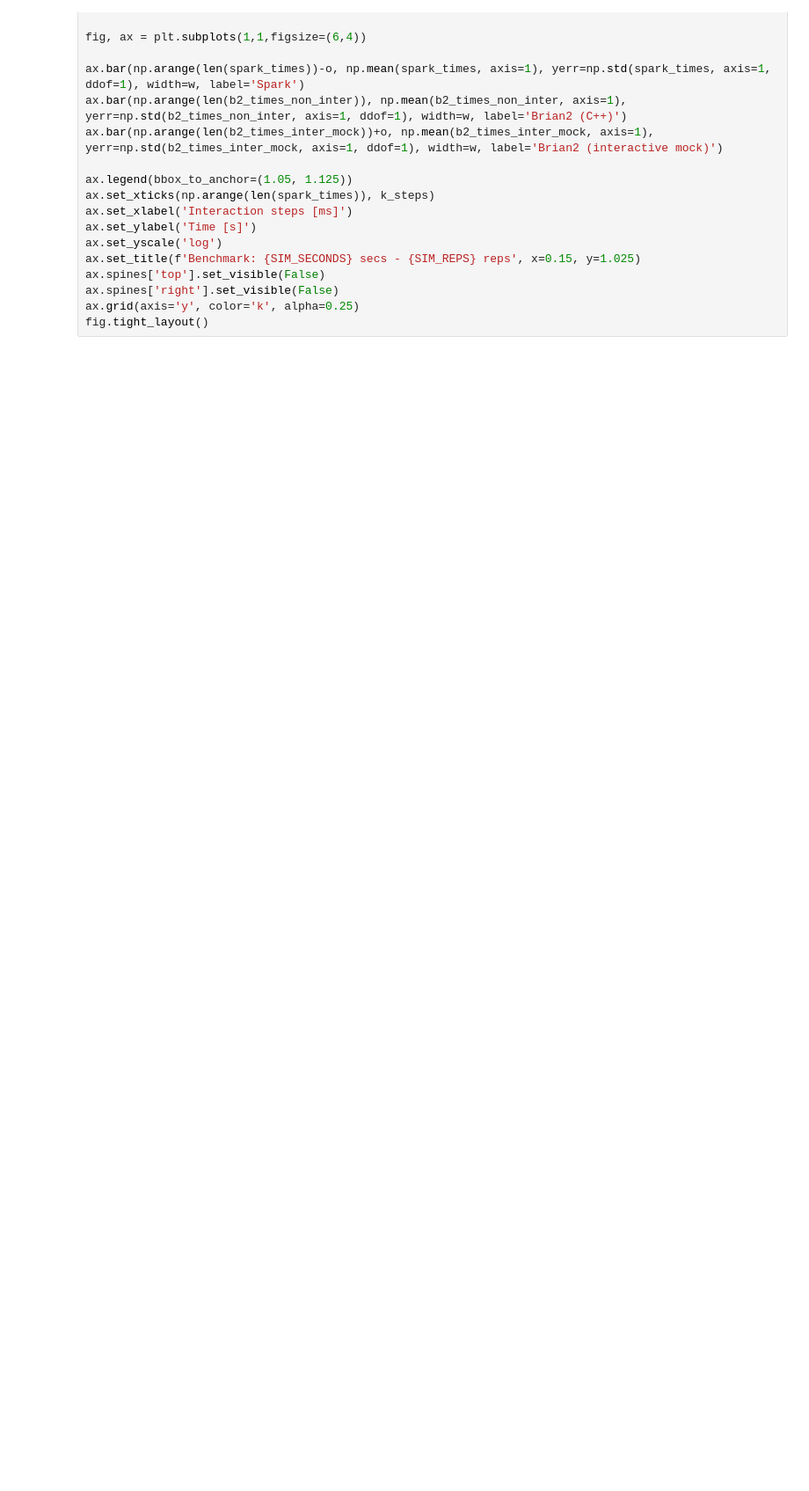
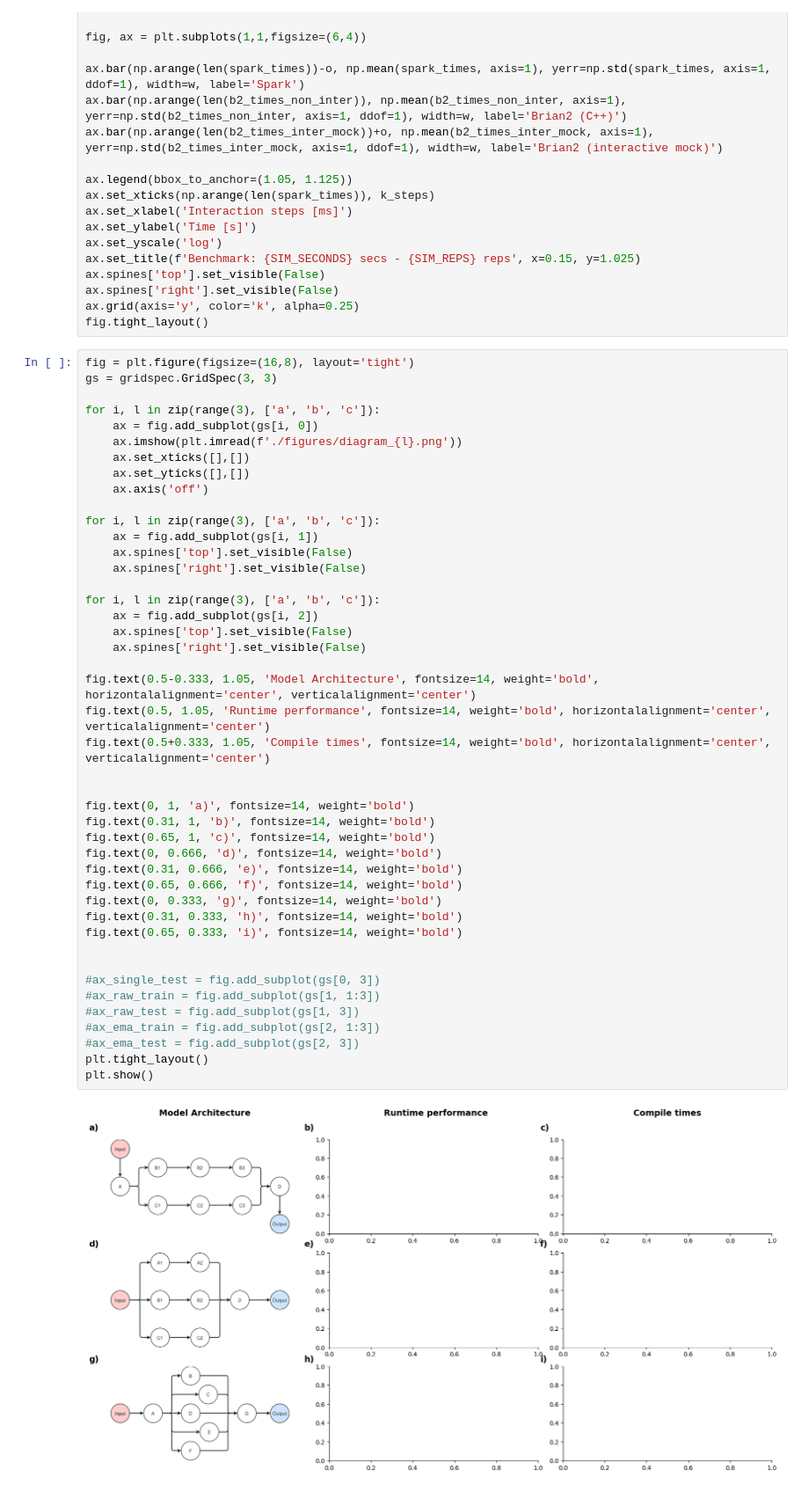
Before and after one commit to Nogarx/Spark, a Jupyter notebook: benchmarks/benchmark_report.ipynb, the cells around one changed output. Shown at 88% size. Drawn from its saved outputs; the diff is of its cells as text; blank space fills up the shorter version.

```diff
--- a/benchmarks/benchmark_report.ipynb
+++ b/benchmarks/benchmark_report.ipynb
@@ -157,3 +166,49 @@ ax.spines['top'].set_visible(False)
 ax.spines['right'].set_visible(False)
 ax.grid(axis='y', color='k', alpha=0.25)
 fig.tight_layout()
+# %%
+fig = plt.figure(figsize=(16,8), layout='tight')
+gs = gridspec.GridSpec(3, 3)
+
+for i, l in zip(range(3), ['a', 'b', 'c']):
+	ax = fig.add_subplot(gs[i, 0])
+	ax.imshow(plt.imread(f'./figures/diagram_{l}.png'))
+	ax.set_xticks([],[])
+	ax.set_yticks([],[])
+	ax.axis('off')
+
+for i, l in zip(range(3), ['a', 'b', 'c']):
+	ax = fig.add_subplot(gs[i, 1])
+	ax.spines['top'].set_visible(False)
+	ax.spines['right'].set_visible(False)
+
+for i, l in zip(range(3), ['a', 'b', 'c']):
+	ax = fig.add_subplot(gs[i, 2])
+	ax.spines['top'].set_visible(False)
+	ax.spines['right'].set_visible(False)
+
+fig.text(0.5-0.333, 1.05, 'Model Architecture', fontsize=14, weight='bold', horizontalalignment='center', verticalalignment='center')
+fig.text(0.5, 1.05, 'Runtime performance', fontsize=14, weight='bold', horizontalalignment='center', verticalalignment='center')
+fig.text(0.5+0.333, 1.05, 'Compile times', fontsize=14, weight='bold', horizontalalignment='center', verticalalignment='center')
+
+
+fig.text(0, 1, 'a)', fontsize=14, weight='bold')
+fig.text(0.31, 1, 'b)', fontsize=14, weight='bold')
+fig.text(0.65, 1, 'c)', fontsize=14, weight='bold')
+fig.text(0, 0.666, 'd)', fontsize=14, weight='bold')
+fig.text(0.31, 0.666, 'e)', fontsize=14, weight='bold')
+fig.text(0.65, 0.666, 'f)', fontsize=14, weight='bold')
+fig.text(0, 0.333, 'g)', fontsize=14, weight='bold')
+fig.text(0.31, 0.333, 'h)', fontsize=14, weight='bold')
+fig.text(0.65, 0.333, 'i)', fontsize=14, weight='bold')
+
+
+#ax_single_test = fig.add_subplot(gs[0, 3])
+#ax_raw_train = fig.add_subplot(gs[1, 1:3])
+#ax_raw_test = fig.add_subplot(gs[1, 3])
+#ax_ema_train = fig.add_subplot(gs[2, 1:3])
+#ax_ema_test = fig.add_subplot(gs[2, 3])
+plt.tight_layout()
+plt.show()
+# %% [output]
+[figure, added]
```
Also changed, not shown: parts of 14 cells of this notebook, 11 other files.
